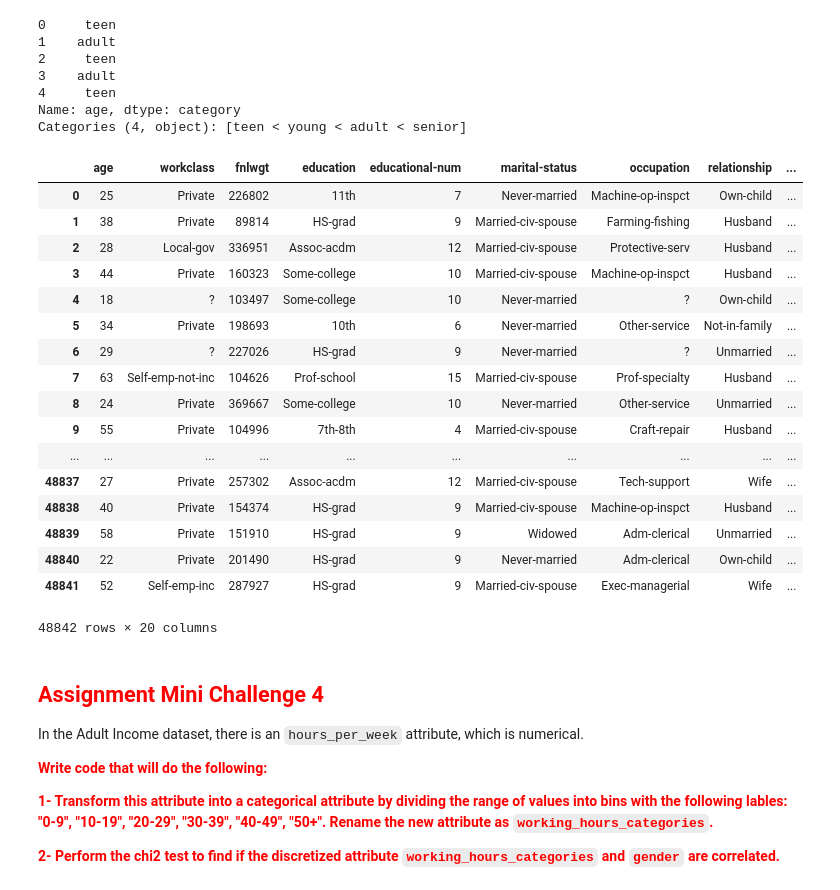
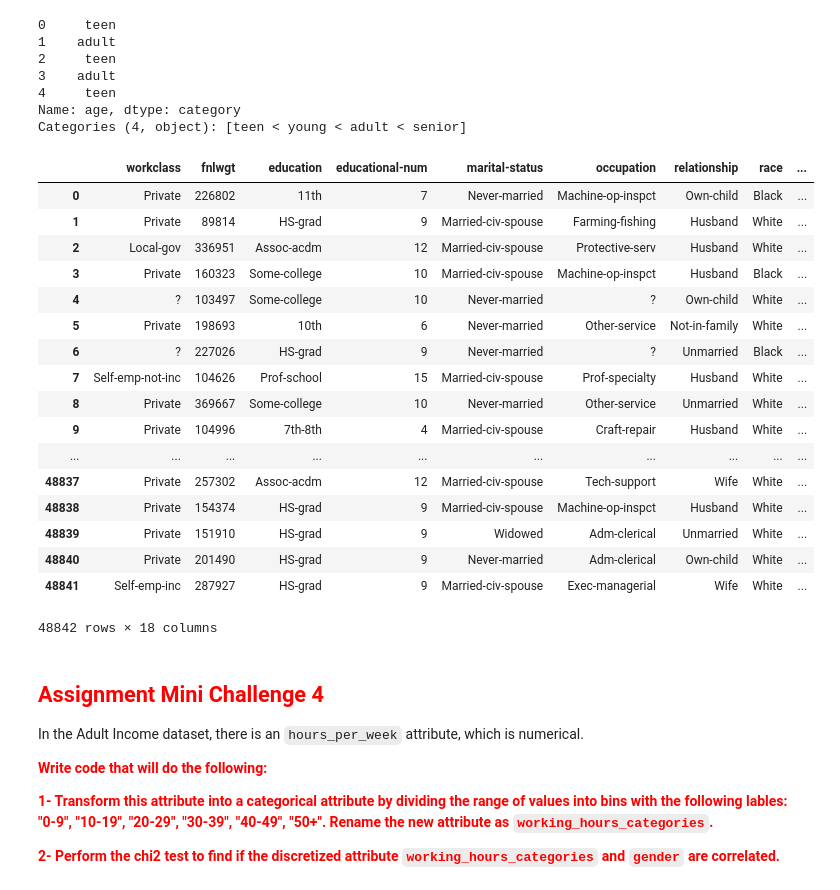
Before and after one commit to grgmgd/data-engineering-course, a Jupyter notebook: Practice6- Data Integration and Feature Engineering.ipynb, the cells around one changed output. Drawn from its saved outputs; the diff is of its cells as text; code cells hidden in the pictures.

```diff
--- a/Practice6- Data Integration and Feature Engineering.ipynb
+++ b/Practice6- Data Integration and Feature Engineering.ipynb
@@ -1058,27 +1058,32 @@ encoder.fit_transform?
 # %%
 income_df["age_qcut"] = age_qcut
 encoded_ages = pd.get_dummies(age_qcut)
-pd.concat([income_df, encoded_ages],axis=1)
-encoded_afe
+encoded_age = pd.concat([income_df, encoded_ages],axis=1)
+
+del encoded_age["age"]
+del encoded_age["age_qcut"]
+del income_df["age_qcut"]
+
+encoded_age
 # %% [output]
-|  | age | workclass | fnlwgt | education | educational-num | marital-status | occupation | relationship | ... |
-| 0 | 25 | Private | 226802 | 11th | 7 | Never-married | Machine-op-inspct | Own-child | ... |
-| 1 | 38 | Private | 89814 | HS-grad | 9 | Married-civ-spouse | Farming-fishing | Husband | ... |
-| 2 | 28 | Local-gov | 336951 | Assoc-acdm | 12 | Married-civ-spouse | Protective-serv | Husband | ... |
-| 3 | 44 | Private | 160323 | Some-college | 10 | Married-civ-spouse | Machine-op-inspct | Husband | ... |
-| 4 | 18 | ? | 103497 | Some-college | 10 | Never-married | ? | Own-child | ... |
-| 5 | 34 | Private | 198693 | 10th | 6 | Never-married | Other-service | Not-in-family | ... |
-| 6 | 29 | ? | 227026 | HS-grad | 9 | Never-married | ? | Unmarried | ... |
-| 7 | 63 | Self-emp-not-inc | 104626 | Prof-school | 15 | Married-civ-spouse | Prof-specialty | Husband | ... |
-| 8 | 24 | Private | 369667 | Some-college | 10 | Never-married | Other-service | Unmarried | ... |
-| 9 | 55 | Private | 104996 | 7th-8th | 4 | Married-civ-spouse | Craft-repair | Husband | ... |
+|  | workclass | fnlwgt | education | educational-num | marital-status | occupation | relationship | race | ... |
+| 0 | Private | 226802 | 11th | 7 | Never-married | Machine-op-inspct | Own-child | Black | ... |
+| 1 | Private | 89814 | HS-grad | 9 | Married-civ-spouse | Farming-fishing | Husband | White | ... |
+| 2 | Local-gov | 336951 | Assoc-acdm | 12 | Married-civ-spouse | Protective-serv | Husband | White | ... |
+| 3 | Private | 160323 | Some-college | 10 | Married-civ-spouse | Machine-op-inspct | Husband | Black | ... |
+| 4 | ? | 103497 | Some-college | 10 | Never-married | ? | Own-child | White | ... |
+| 5 | Private | 198693 | 10th | 6 | Never-married | Other-service | Not-in-family | White | ... |
+| 6 | ? | 227026 | HS-grad | 9 | Never-married | ? | Unmarried | Black | ... |
+| 7 | Self-emp-not-inc | 104626 | Prof-school | 15 | Married-civ-spouse | Prof-specialty | Husband | White | ... |
+| 8 | Private | 369667 | Some-college | 10 | Never-married | Other-service | Unmarried | White | ... |
+| 9 | Private | 104996 | 7th-8th | 4 | Married-civ-spouse | Craft-repair | Husband | White | ... |
 | ... | ... | ... | ... | ... | ... | ... | ... | ... | ... |
-| 48837 | 27 | Private | 257302 | Assoc-acdm | 12 | Married-civ-spouse | Tech-support | Wife | ... |
-| 48838 | 40 | Private | 154374 | HS-grad | 9 | Married-civ-spouse | Machine-op-inspct | Husband | ... |
-| 48839 | 58 | Private | 151910 | HS-grad | 9 | Widowed | Adm-clerical | Unmarried | ... |
-| 48840 | 22 | Private | 201490 | HS-grad | 9 | Never-married | Adm-clerical | Own-child | ... |
-| 48841 | 52 | Self-emp-inc | 287927 | HS-grad | 9 | Married-civ-spouse | Exec-managerial | Wife | ... |
+| 48837 | Private | 257302 | Assoc-acdm | 12 | Married-civ-spouse | Tech-support | Wife | White | ... |
+| 48838 | Private | 154374 | HS-grad | 9 | Married-civ-spouse | Machine-op-inspct | Husband | White | ... |
+| 48839 | Private | 151910 | HS-grad | 9 | Widowed | Adm-clerical | Unmarried | White | ... |
+| 48840 | Private | 201490 | HS-grad | 9 | Never-married | Adm-clerical | Own-child | White | ... |
+| 48841 | Self-emp-inc | 287927 | HS-grad | 9 | Married-civ-spouse | Exec-managerial | Wife | White | ... |
-48842 rows × 20 columns
+48842 rows × 18 columns
 # %% [markdown]
 ## <span style="color:red">Assignment Mini Challenge 4</span>
 
```
Also changed, not shown: parts of 7 cells of this notebook.
